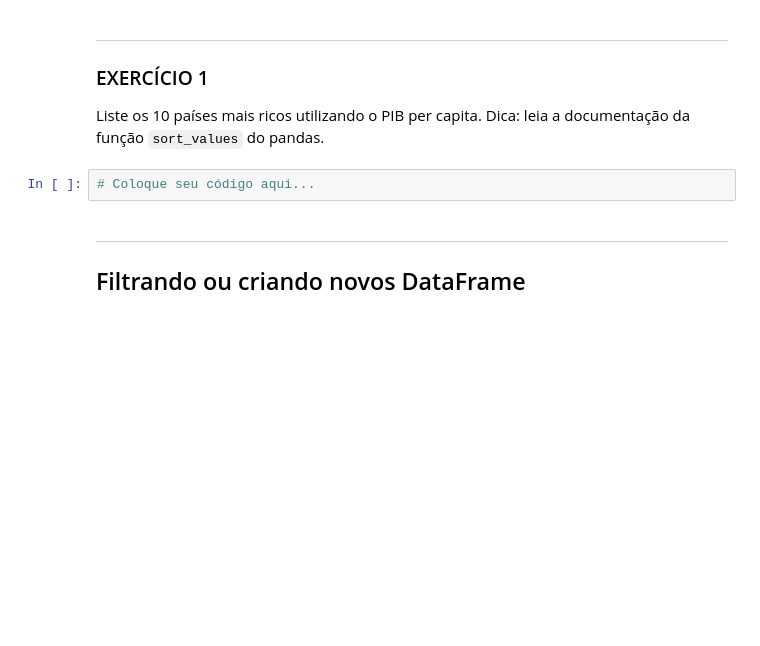
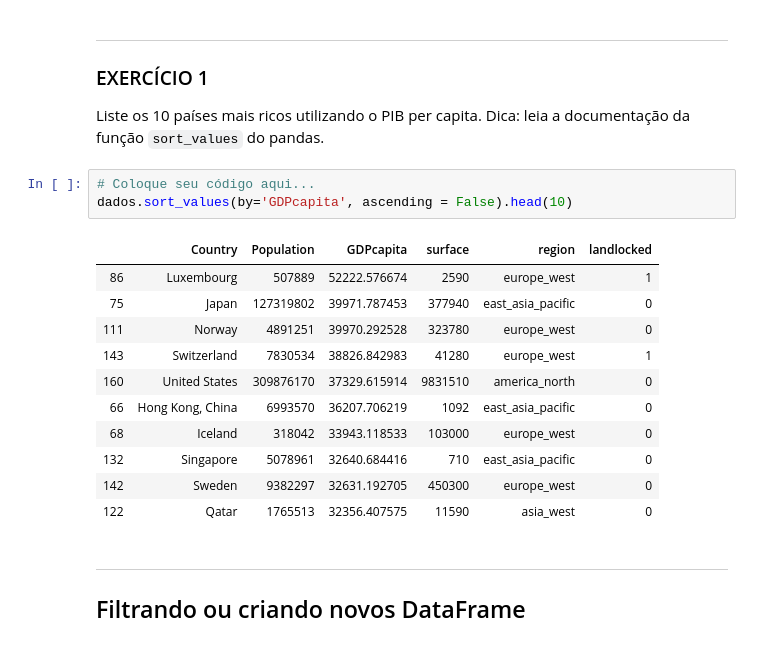
Before and after one commit to jeansilas/CD20-2, a Jupyter notebook: aula01/Aula01_Atividade_ExploratoriaManipularDF.ipynb, the cells around one changed output. Drawn from its saved outputs; the diff is of its cells as text; blank space fills up the shorter version.

```diff
--- a/aula01/Aula01_Atividade_ExploratoriaManipularDF.ipynb
+++ b/aula01/Aula01_Atividade_ExploratoriaManipularDF.ipynb
@@ -131,6 +217,19 @@ ___
 Liste os 10 países mais ricos utilizando o PIB per capita. Dica: leia a documentação da função `sort_values` do pandas.
 # %%
 # Coloque seu código aqui...
+dados.sort_values(by='GDPcapita', ascending = False).head(10)
+# %% [output]
+|  | Country | Population | GDPcapita | surface | region | landlocked |
+| 86 | Luxembourg | 507889 | 52222.576674 | 2590 | europe_west | 1 |
+| 75 | Japan | 127319802 | 39971.787453 | 377940 | east_asia_pacific | 0 |
+| 111 | Norway | 4891251 | 39970.292528 | 323780 | europe_west | 0 |
+| 143 | Switzerland | 7830534 | 38826.842983 | 41280 | europe_west | 1 |
+| 160 | United States | 309876170 | 37329.615914 | 9831510 | america_north | 0 |
+| 66 | Hong Kong, China | 6993570 | 36207.706219 | 1092 | east_asia_pacific | 0 |
+| 68 | Iceland | 318042 | 33943.118533 | 103000 | europe_west | 0 |
+| 132 | Singapore | 5078961 | 32640.684416 | 710 | east_asia_pacific | 0 |
+| 142 | Sweden | 9382297 | 32631.192705 | 450300 | europe_west | 0 |
+| 122 | Qatar | 1765513 | 32356.407575 | 11590 | asia_west | 0 |
 # %% [markdown]
 <div id="filtrando"></div>
 
```
Also changed, not shown: parts of 28 cells of this notebook, 3 other files.
